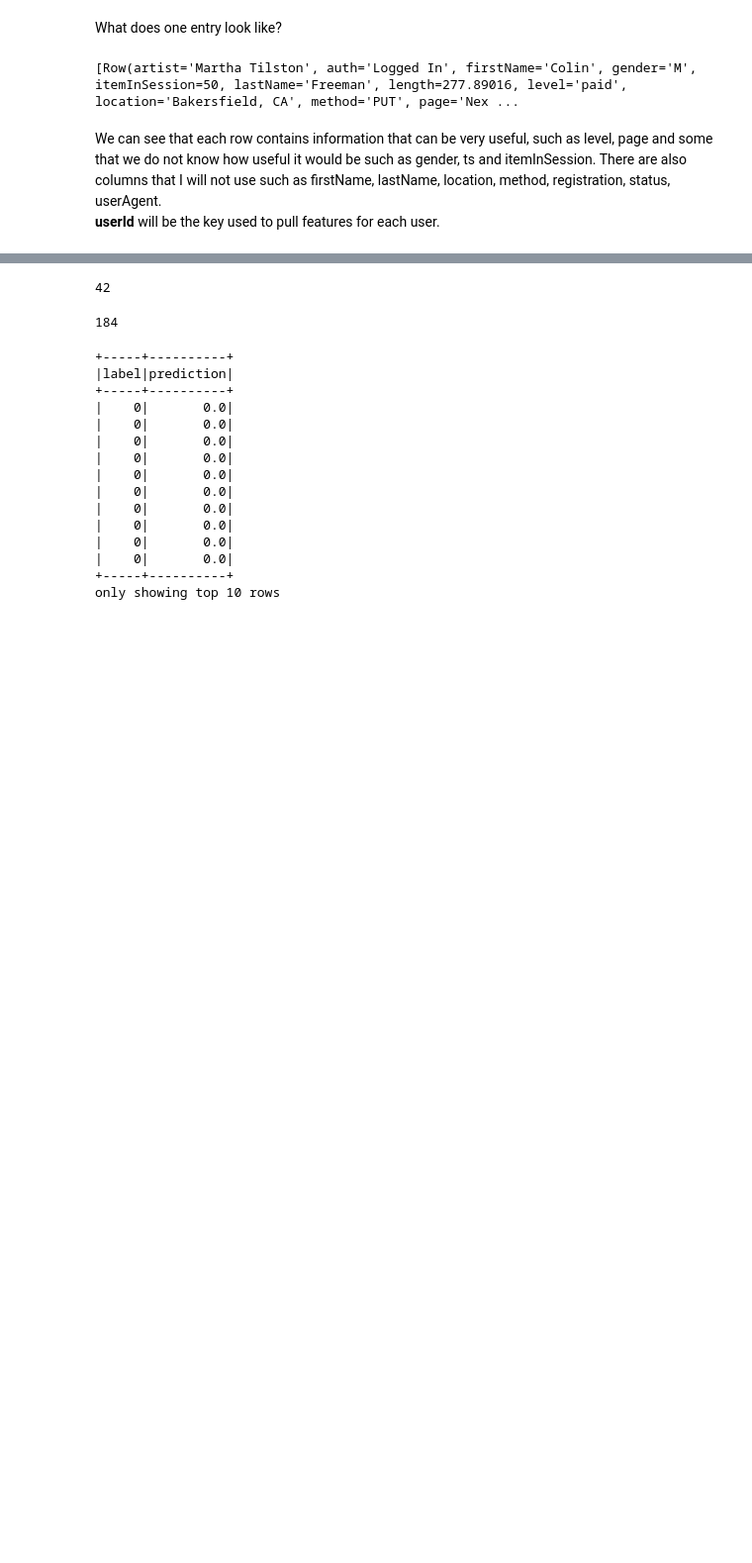
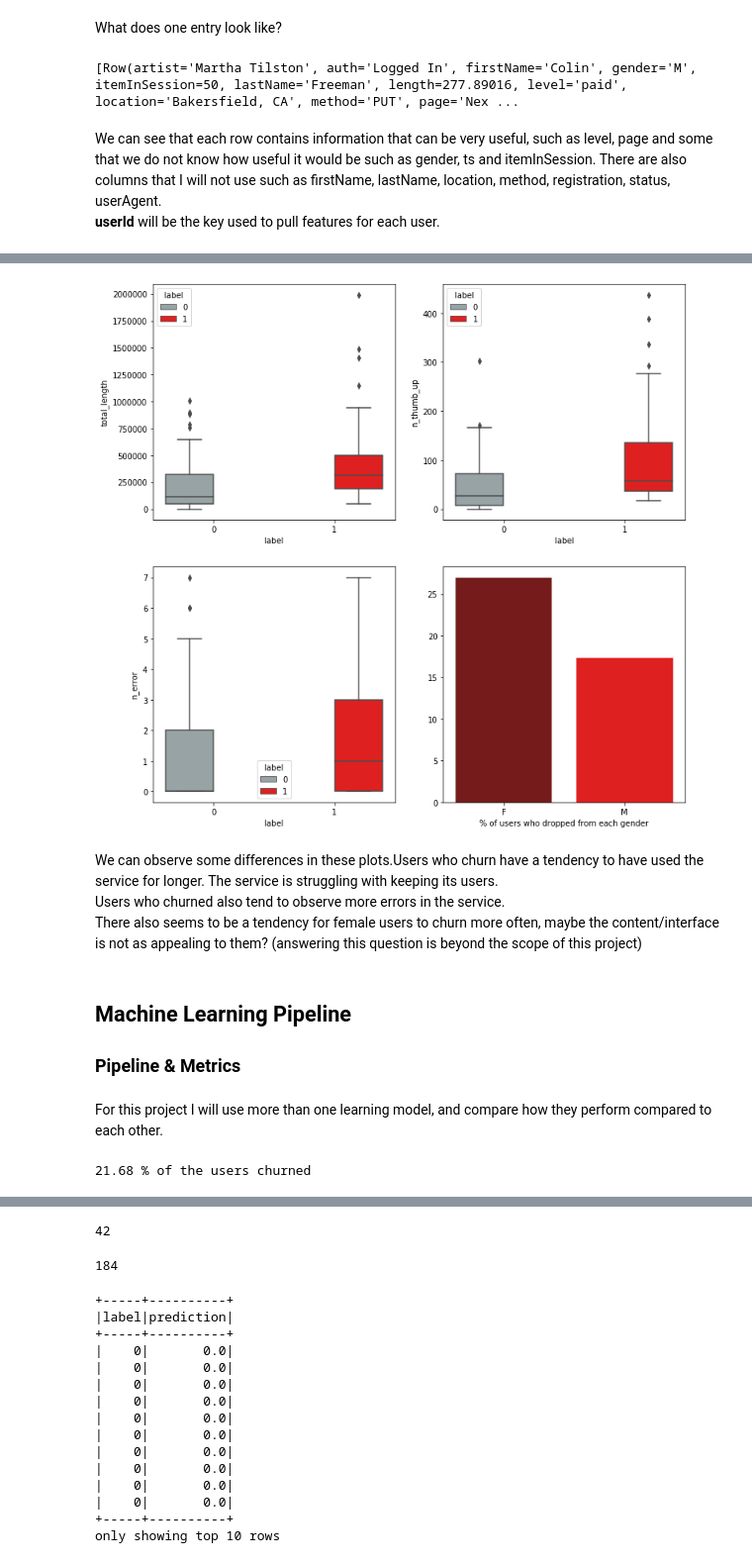
Before and after one commit to armand-hoxha25/DSND_Capstone, a Jupyter notebook: ETL.ipynb, the cells around one changed output, grey strips where cells are left out. Shown: that part at 99% size. Saved outputs shown, nothing was run; the diff lists cells and outputs as text; code cells hidden in the pictures; blank space fills up the shorter version.

Commit message:
Finished the EDA, working on the ML pipeline

```diff
--- a/ETL.ipynb
+++ b/ETL.ipynb
@@ -190,0 +231,34 @@ featuredf[featuredf['label']==0][['userId','n_sub_downgrade', 'label']]
+# %%
+plt.figure(figsize=(12,12),facecolor='white')
+plt.subplot(2,2,1)
+sns.boxplot(x='label',y='total_length',hue='label',data=featuredf,
+               palette = ['#95a5a6', '#FF0000'])
+plt.subplot(2,2,2)
+sns.boxplot(x='label',y='n_thumb_up',hue='label',data=featuredf,
+               palette = ['#95a5a6', '#FF0000'])
+plt.subplot(2,2,3)
+sns.boxplot(x='label',y='n_error',hue='label',data=featuredf,
+               palette = ['#95a5a6', '#FF0000'])
+plt.subplot(2,2,4)
+gendersums=featuredf.groupby('gender').sum()
+gendercount=featuredf.groupby('gender').count()
+vals=100*gendersums['label']/gendercount['userId']
+sns.barplot(x=['F' , 'M'],y=vals,
+               palette = ['#850c0c', '#FF0000'])
+plt.xlabel('% of users who dropped from each gender');
+# %% [output]
+[figure, added]
+# %% [markdown]
+We can observe some differences in these plots.Users who churn have a tendency to have used the service for longer. The service is struggling with keeping its users. <br>
+Users who churned also tend to observe more errors in the service. <br>
+There also seems to be a tendency for female users to churn more often, maybe the content/interface is not as appealing to them? (answering this question is beyond the scope of this project)
+# %% [markdown]
+## Machine Learning Pipeline
+### Pipeline & Metrics
+# %% [markdown]
+For this project I will use more than one learning model, and compare how they perform compared to each other. <br>
+# %%
+print("{} % of the users churned".format\
+      (np.round(100*featuredf['label'].sum()/featuredf.shape[0],2)))
+# %% [output]
+21.68 % of the users churned
```
Also changed, not shown: parts of 40 cells of this notebook.
